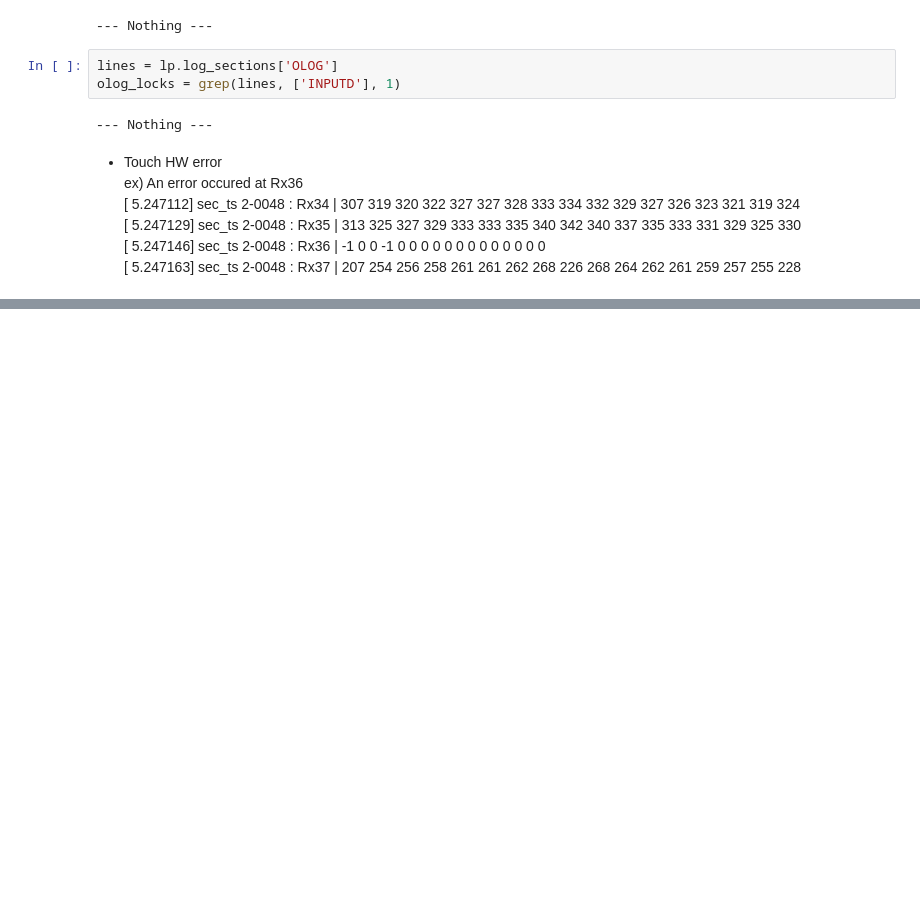
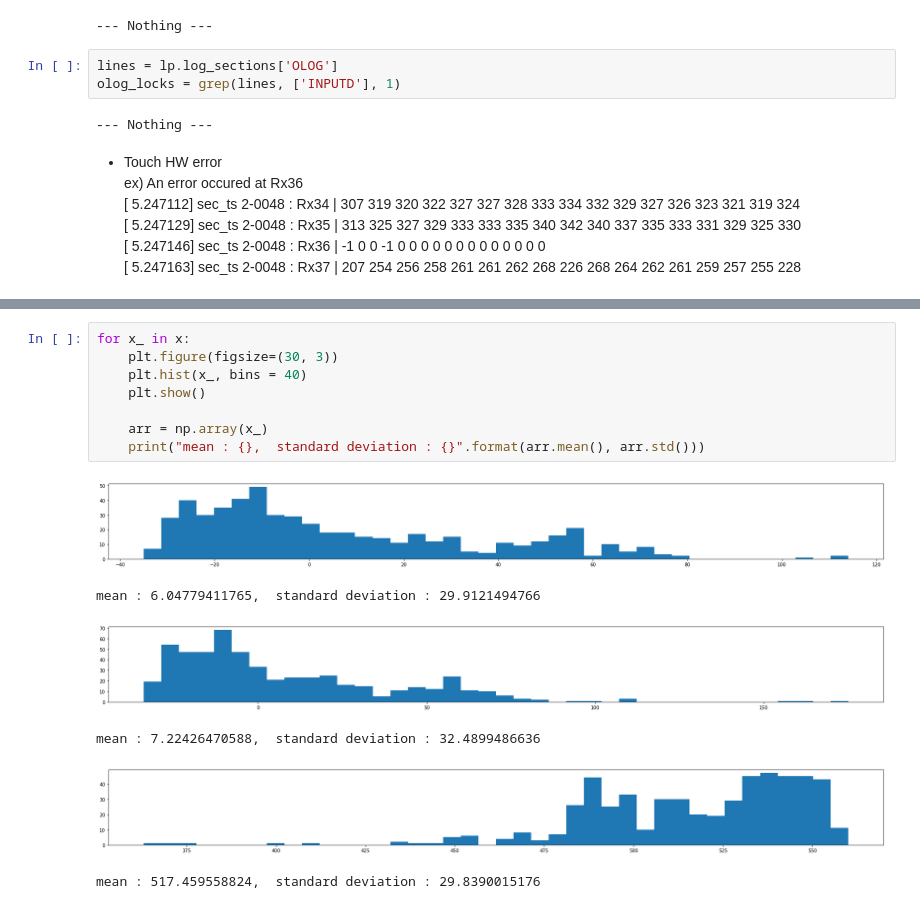
Before and after one commit to Binse-Park/Parser-android-s-dumpstate, a Jupyter notebook: log_parser.ipynb, the cells around one changed output, grey strips where cells are left out. Drawn from its saved outputs; the diff is of its cells as text; blank space fills up the shorter version.

Commit message:
feat : Update an ipynb file
Adda cell to show the touch offset.

```diff
--- a/log_parser.ipynb
+++ b/log_parser.ipynb
@@ -1304,3 +1304,18 @@ x.append(x_)
 [    4.034976] sec_ts 4-0048 : Rx31 |  532 544 546 548 550 551 552 553 551 551 551 551 548 545 540 535
 [    4.034991] sec_ts 4-0048 : Rx32 |  520 400 500 543 544 546 547 548 546 545 544 543 542 540 538 530
 [    4.035007] sec_ts 4-0048 : Rx33 |  409 368 466 490 493 496 500 504 500 500 501 497 497 500 500 447
+# %%
+for x_ in x:
+    plt.figure(figsize=(30, 3))
+    plt.hist(x_, bins = 40)
+    plt.show()
+
+    arr = np.array(x_)
+    print("mean : {},  standard deviation : {}".format(arr.mean(), arr.std()))
+# %% [output]
+[figure, added]
+mean : 6.04779411765,  standard deviation : 29.9121494766
+[figure, added]
+mean : 7.22426470588,  standard deviation : 32.4899486636
+[figure, added]
+mean : 517.459558824,  standard deviation : 29.8390015176
```
